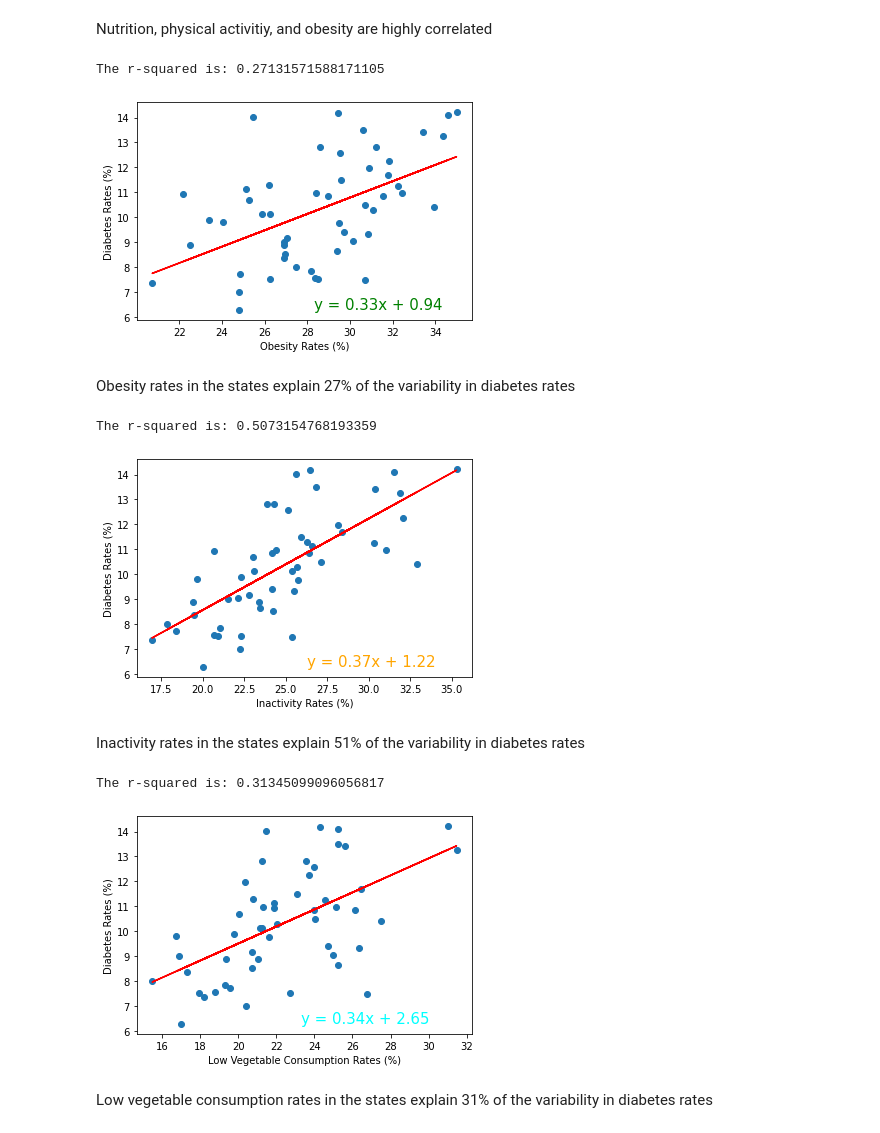
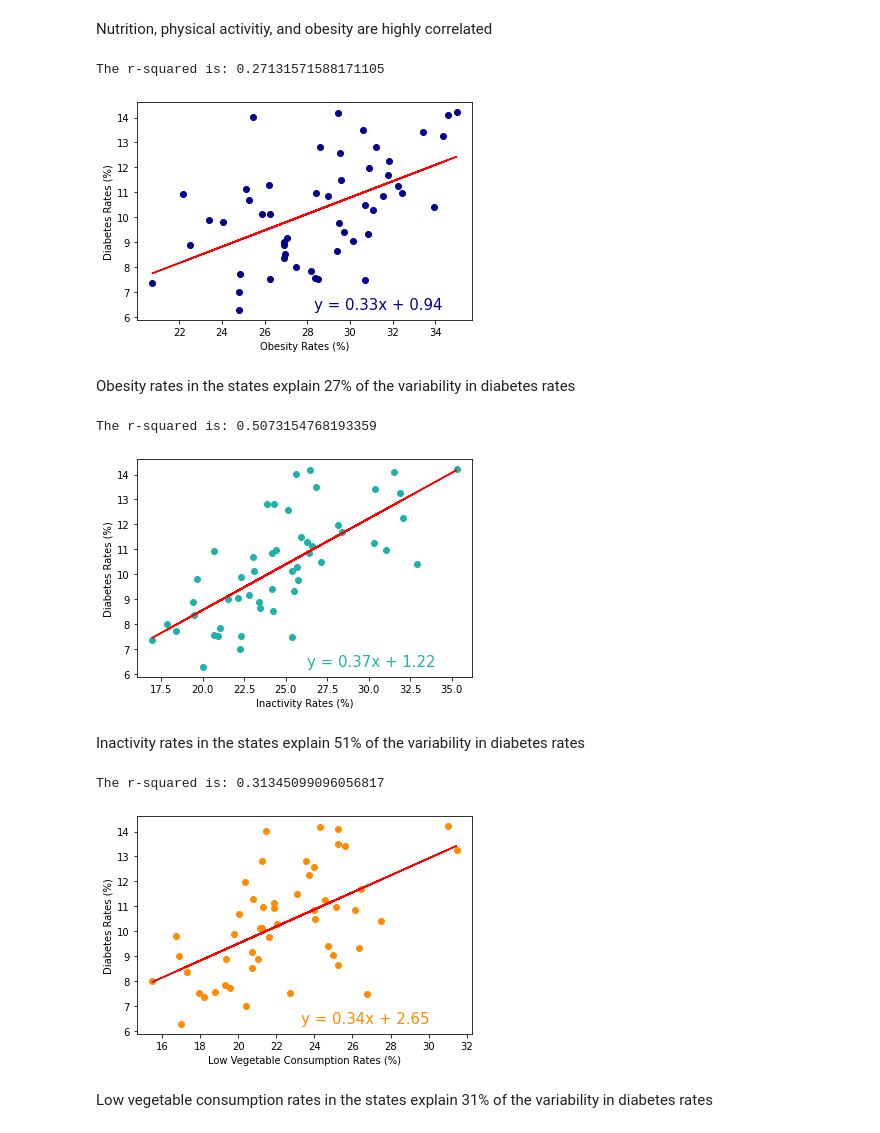
Before and after one commit to the-liat/project-1, a Jupyter notebook: Diabetes Analysis.ipynb, the cells around one changed output. Cells and saved outputs as stored; diff of their text form; code cells hidden in the pictures.

```diff
--- a/Diabetes Analysis.ipynb
+++ b/Diabetes Analysis.ipynb
@@ -535,9 +535,9 @@ y = merged_df["Diabetes%"]
 (slope, intercept, rvalue, pvalue, stderr) = linregress(x, y)
 regr_values = x * slope + intercept
 line_eq = "y = " + str(round(slope,2)) + "x + " + str(round(intercept,2))
-plt.scatter(x,y)
+plt.scatter(x,y,color ='darkblue')
 plt.plot(x,regr_values,"r-")
-plt.annotate(line_eq,(28.3,6.3),fontsize=15,color="green")
+plt.annotate(line_eq,(28.3,6.3),fontsize=15,color="darkblue")
 plt.xlabel('Obesity Rates (%)')
 plt.ylabel('Diabetes Rates (%)')
 print(f"The r-squared is: {rvalue**2}")
@@ -545,7 +545,7 @@ plt.savefig("Images/diabetes vs obesity.png", dpi =300, bbox_inches='tight')
 plt.show()
 # %% [output]
 The r-squared is: 0.27131571588171105
-[figure, old version]
+[figure, new version]
 # %% [markdown]
 Obesity rates in the states explain 27% of the variability in diabetes rates
 # %%
@@ -556,9 +556,9 @@ x = merged_df['In-Active %']
 (slope, intercept, rvalue, pvalue, stderr) = linregress(x, y)
 regr_values = x * slope + intercept
 line_eq = "y = " + str(round(slope,2)) + "x + " + str(round(intercept,2))
-plt.scatter(x,y)
+plt.scatter(x,y,color='lightseagreen')
 plt.plot(x,regr_values,"r-")
-plt.annotate(line_eq,(26.3,6.3),fontsize=15,color="orange")
+plt.annotate(line_eq,(26.3,6.3),fontsize=15,color="lightseagreen")
 plt.xlabel('Inactivity Rates (%)')
 plt.ylabel('Diabetes Rates (%)')
 print(f"The r-squared is: {rvalue**2}")
@@ -566,28 +566,28 @@ plt.savefig("Images/diabetes vs Inactivity.png", dpi =300, bbox_inches='tight')
 plt.show()
 # %% [output]
 The r-squared is: 0.5073154768193359
-[figure, old version]
+[figure, new version]
 # %% [markdown]
 Inactivity rates in the states explain 51% of the variability in diabetes rates
 # %%
 #fitting a multiple linear regression: Diabete and Low Vegetable Consumption
 x = merged_df['Low Veggies Consumption %']
 
 # linear regression values, scatter plot and plotting the regression line on the graph
 (slope, intercept, rvalue, pvalue, stderr) = linregress(x, y)
 regr_values = x * slope + intercept
 line_eq = "y = " + str(round(slope,2)) + "x + " + str(round(intercept,2))
-plt.scatter(x,y)
+plt.scatter(x,y,color='darkorange')
 plt.plot(x,regr_values,"r-")
-plt.annotate(line_eq,(23.3,6.3),fontsize=15,color="cyan")
+plt.annotate(line_eq,(23.3,6.3),fontsize=15,color="darkorange")
 plt.xlabel('Low Vegetable Consumption Rates (%)')
 plt.ylabel('Diabetes Rates (%)')
 print(f"The r-squared is: {rvalue**2}")
 plt.savefig("Images/diabetes vs low vegetable consumption.png", dpi =300, bbox_inches='tight')
 plt.show()
 # %% [output]
 The r-squared is: 0.31345099096056817
-[figure, old version]
+[figure, new version]
 # %% [markdown]
 Low vegetable consumption rates in the states explain 31% of the variability in diabetes rates
 # %% [markdown]
```
Also changed, not shown: parts of 14 cells of this notebook, 16 other files.
